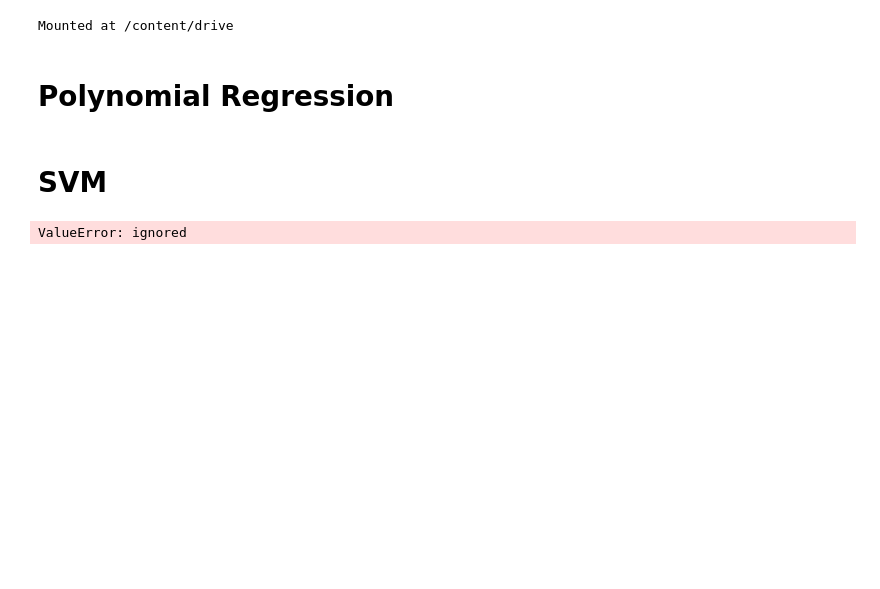
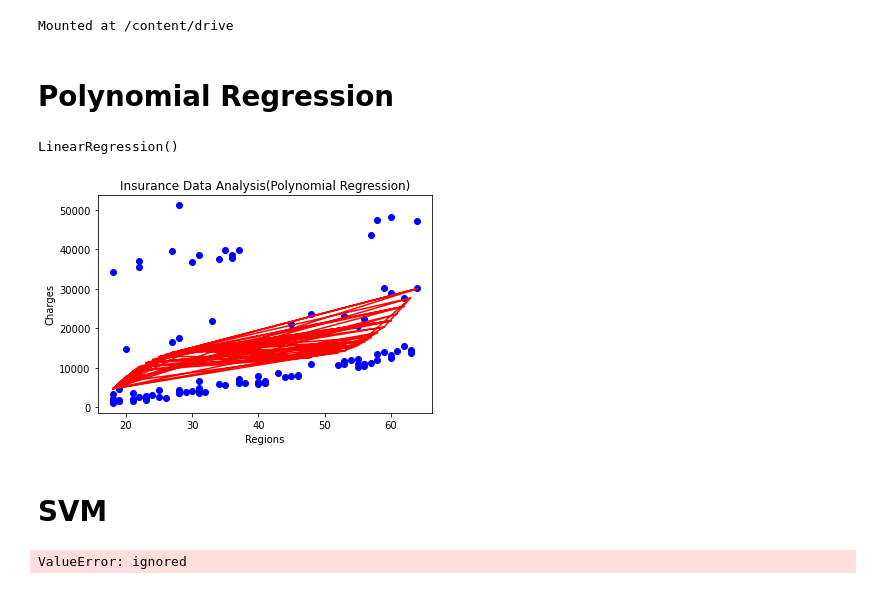
Before and after one commit to sakibtheseeker/medical-predict-ml, a Jupyter notebook: ML_CA2.ipynb, the cells around one changed output. Saved outputs shown, nothing was run; the diff lists cells and outputs as text; code cells hidden in the pictures; blank space fills up the shorter version.

```diff
--- a/ML_CA2.ipynb
+++ b/ML_CA2.ipynb
@@ -113,6 +139,25 @@ drive.mount('/content/drive')
 Mounted at /content/drive
 # %% [markdown]
 # **Polynomial Regression**
+# %%
+ #Fitting the Polynomial regression to the dataset
+from sklearn.preprocessing import PolynomialFeatures
+poly_regs= PolynomialFeatures(degree= 3)
+x_poly= poly_regs.fit_transform(x)
+lin_reg_2 =LinearRegression()
+lin_reg_2.fit(x_poly, y)
+# %% [output]
+LinearRegression()
+# %%
+#Visulaizing the result for Polynomial Regression
+mtp.scatter(x,y,color="blue")
+mtp.plot(x, lin_reg_2.predict(poly_regs.fit_transform(x)), color="red")
+mtp.title("Insurance Data Analysis(Polynomial Regression)")
+mtp.xlabel("Regions")
+mtp.ylabel("Charges")
+mtp.show()
+# %% [output]
+[figure, added]
 # %% [markdown]
 # **SVM**
 # %%
```
Also changed, not shown: parts of 12 cells of this notebook.
